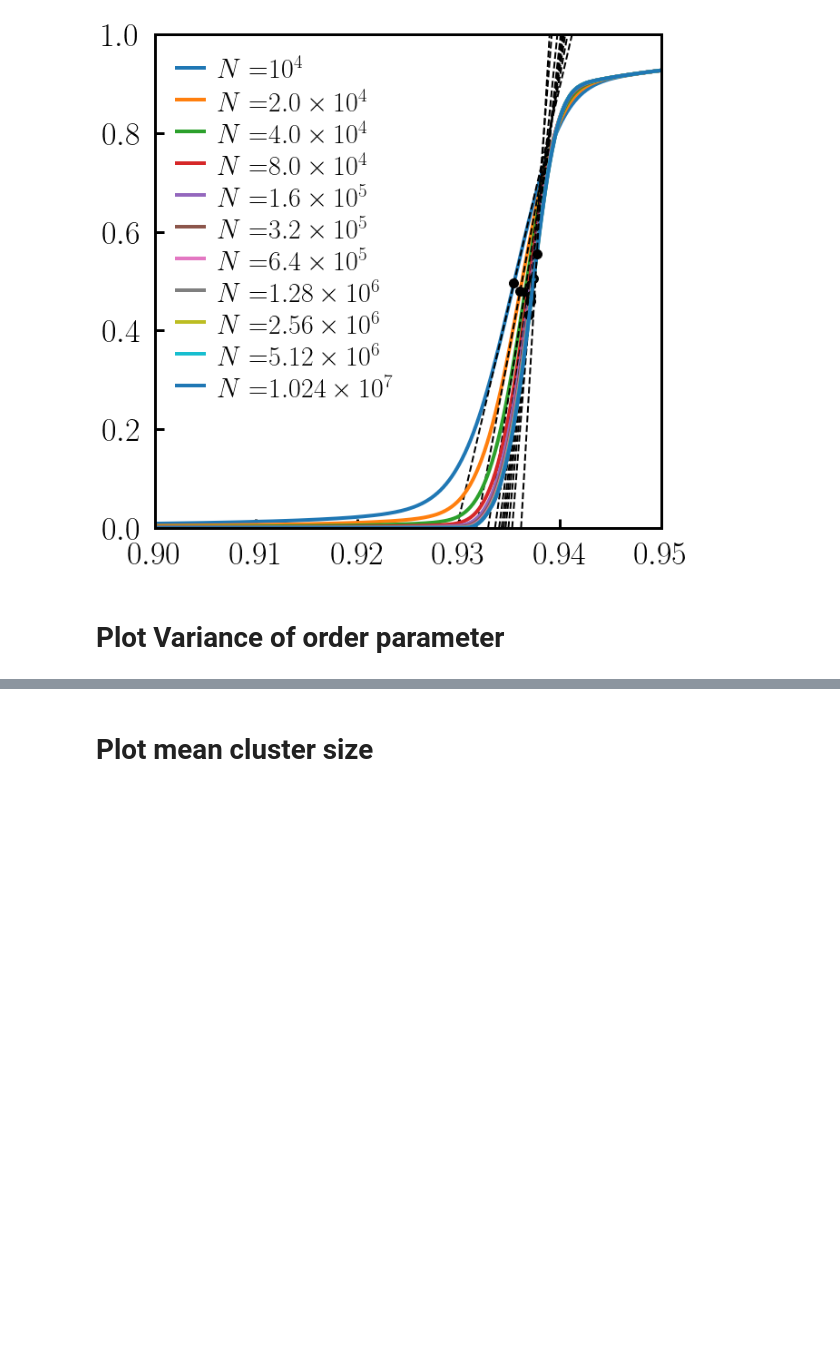
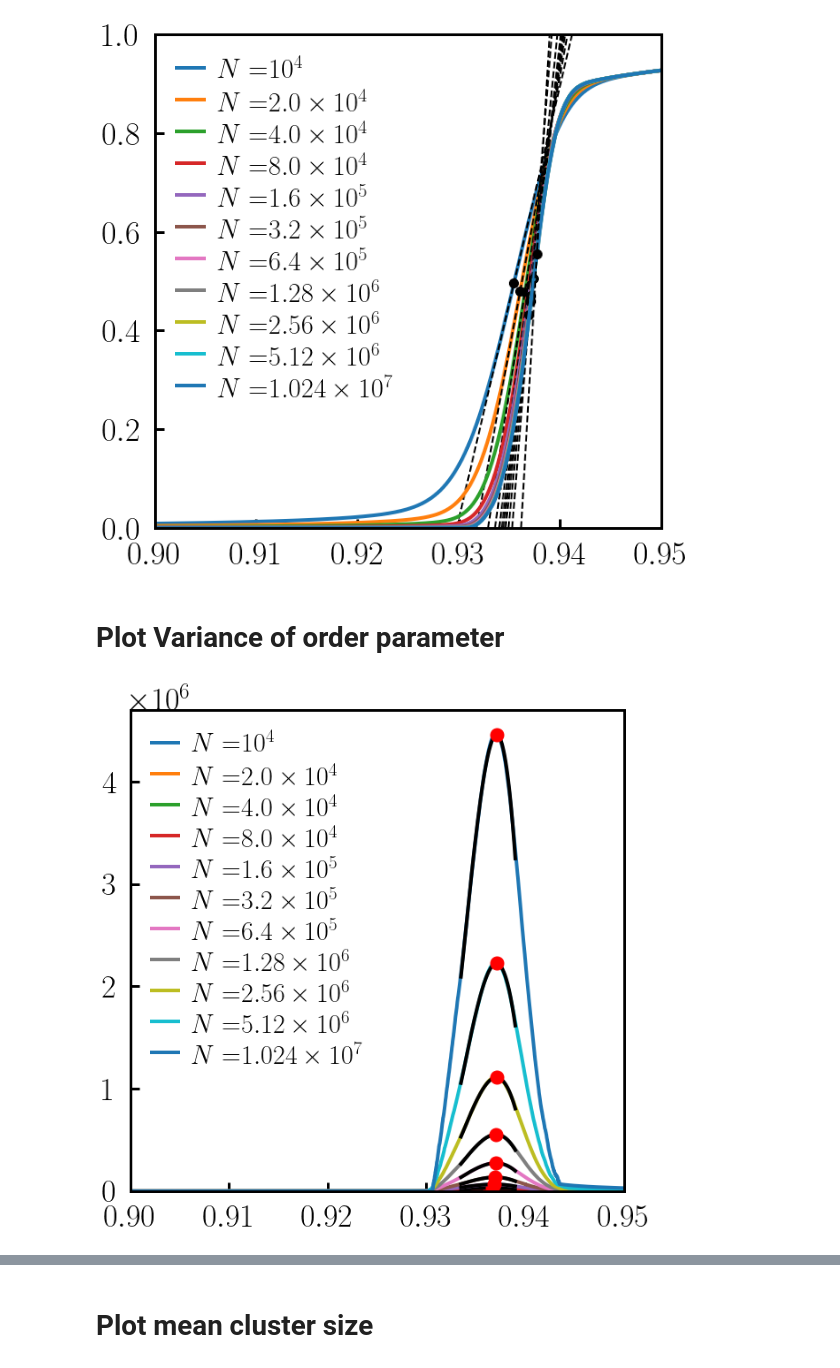
Before and after one commit to hoyunchoi/mBFW-Git, a Jupyter notebook: main-plot.ipynb, the cells around one changed output, grey strips where cells are left out. Cells and saved outputs as stored; diff of their text form; code cells hidden in the pictures; blank space fills up the shorter version.

```diff
--- a/main-plot.ipynb
+++ b/main-plot.ipynb
@@ -92,5 +96,39 @@ N= 10240000.0  t_a: 0.93616005859375
 [figure]
 # %% [markdown]
 # Plot Variance of order parameter
+# %%
+_, ax = plt.subplots(figsize = (10,10))
+acceptanceThreshold = 0.5
+
+
+t_c_var = {}
+xlim = [0.9, 0.95]
+xlim_fit = [0.9335,0.939]
+
+for networkSize in networkSizeList:
+    plot_index = int(xlim[0] * networkSize),int(xlim[1] * networkSize)
+    fit_index = int(xlim_fit[0] * networkSize), int(xlim_fit[1] * networkSize)
+    opv = orderParameterVariance[networkSize, acceptanceThreshold]
+    t = time[networkSize]
+    ax.plot(t[plot_index[0]:plot_index[1]], opv[plot_index[0]:plot_index[1]], label = latexString("N=") + latexSci(networkSize))
+
+    fit_poly = np.polyfit(t[fit_index[0]:fit_index[1]], opv[fit_index[0]:fit_index[1]], 3)
+    fit_poly = np.poly1d(fit_poly)
+    ax.plot(t[fit_index[0]:fit_index[1]], fit_poly(t[fit_index[0]:fit_index[1]]), 'k-')
+    max_index = np.argmax(fit_poly(t[fit_index[0]:fit_index[1]]))
+    t_c = t[fit_index[0]+max_index]
+    m_c = orderParameter[networkSize, acceptanceThreshold][fit_index[0]+max_index]
+    ax.plot(t_c, fit_poly(t_c), 'ro')
+    with open("../data/mBFW_hybrid/t_c.txt",'a') as file:
+        file.write("N{:.1e},G{:.1f}".format(networkSize, acceptanceThreshold)+"\tt_c_var:"+str(t_c)+", m_c:"+str(m_c)+"\n")
+
+ax.set_xlim(xlim)
+ax.set_ylim(bottom = 0)
+ax.legend(loc = "upper left", fontsize = 30)
+
+
+plt.show()
+# %% [output]
+[figure, added]
 # %%
 _, ax = plt.subplots(figsize = (10,10))
```
Also changed, not shown: parts of 8 cells of this notebook, 5 other files.
